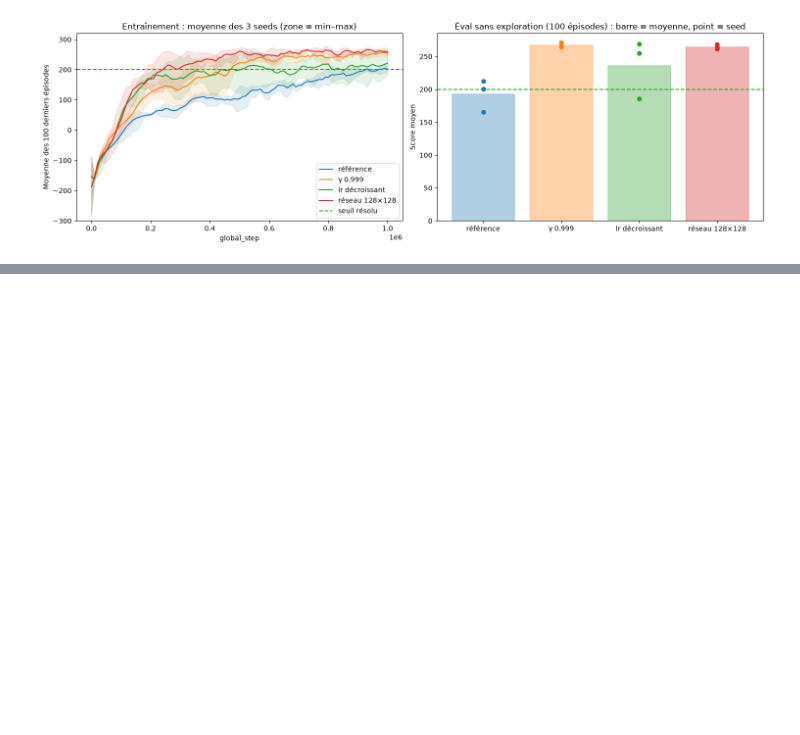
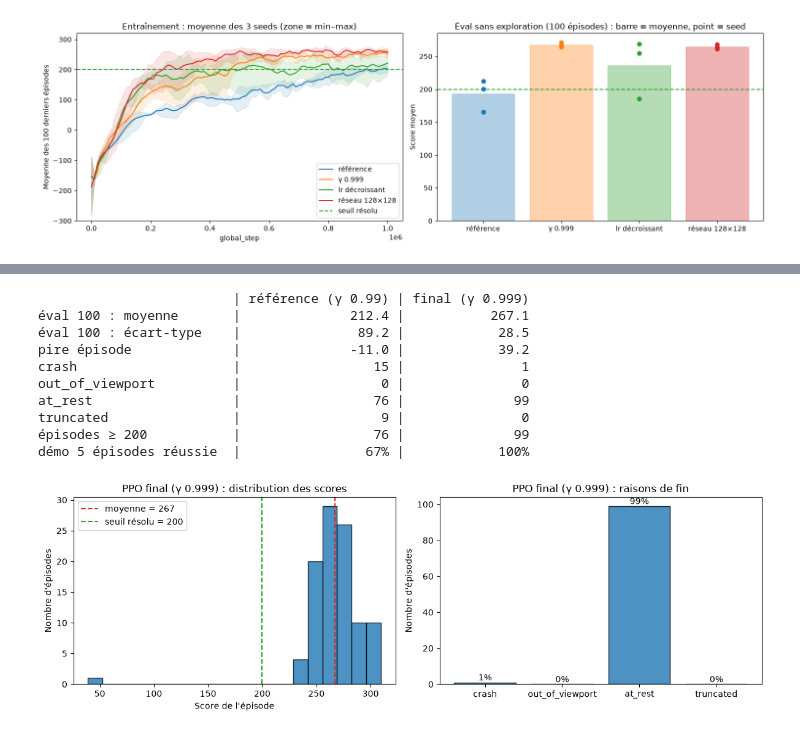
Before and after one commit to chrisrny/StartTrek, a Jupyter notebook: ppo.ipynb, the cells around one changed output, grey strips where cells are left out. Cells and saved outputs as stored; diff of their text form; code cells hidden in the pictures; blank space fills up the shorter version.

```diff
--- a/ppo.ipynb
+++ b/ppo.ipynb
@@ -1258,0 +1295,31 @@ plt.show()
+# %%
+final_eval_logs = evaluate_100(final_agent)
+final_summary = summarize(final_eval_logs)
+export_results("eval100_final", final_eval_logs,
+               meta={"algo": "ppo", "model": str(MODEL_PATH), "config": FINAL_CONFIG, "train_seed": FINAL_SEED,
+                     "eval_seed": EVAL_SEED, "gymnasium": gym.__version__})
+
+ref_rewards = np.array([log["reward"] for log in eval_logs])
+final_rewards = np.array([log["reward"] for log in final_eval_logs])
+print(f"{'':<24} | {'référence (γ 0.99)':>18} | {'final (γ 0.999)':>15}")
+print(f"{'éval 100 : moyenne':<24} | {eval_summary['mean']:>18.1f} | {final_summary['mean']:>15.1f}")
+print(f"{'éval 100 : écart-type':<24} | {eval_summary['std']:>18.1f} | {final_summary['std']:>15.1f}")
+print(f"{'pire épisode':<24} | {eval_summary['min']:>18.1f} | {final_summary['min']:>15.1f}")
+for reason in END_REASONS:
+    print(f"{reason:<24} | {eval_summary['end_reasons'][reason]:>18} | {final_summary['end_reasons'][reason]:>15}")
+print(f"{'épisodes ≥ 200':<24} | {(ref_rewards >= 200).sum():>18} | {(final_rewards >= 200).sum():>15}")
+print(f"{'démo 5 épisodes réussie':<24} | {chance_demo(eval_logs):>18.0%} | {chance_demo(final_eval_logs):>15.0%}")
+
+plot_eval(final_eval_logs, "PPO final (γ 0.999)")
+# %% [output]
+                         | référence (γ 0.99) | final (γ 0.999)
+éval 100 : moyenne       |              212.4 |           267.1
+éval 100 : écart-type    |               89.2 |            28.5
+pire épisode             |              -11.0 |            39.2
+crash                    |                 15 |               1
+out_of_viewport          |                  0 |               0
+at_rest                  |                 76 |              99
+truncated                |                  9 |               0
+épisodes ≥ 200           |                 76 |              99
+démo 5 épisodes réussie  |                67% |            100%
+[figure, added]
```
Also changed, not shown: parts of 20 cells of this notebook, 9 other files.
